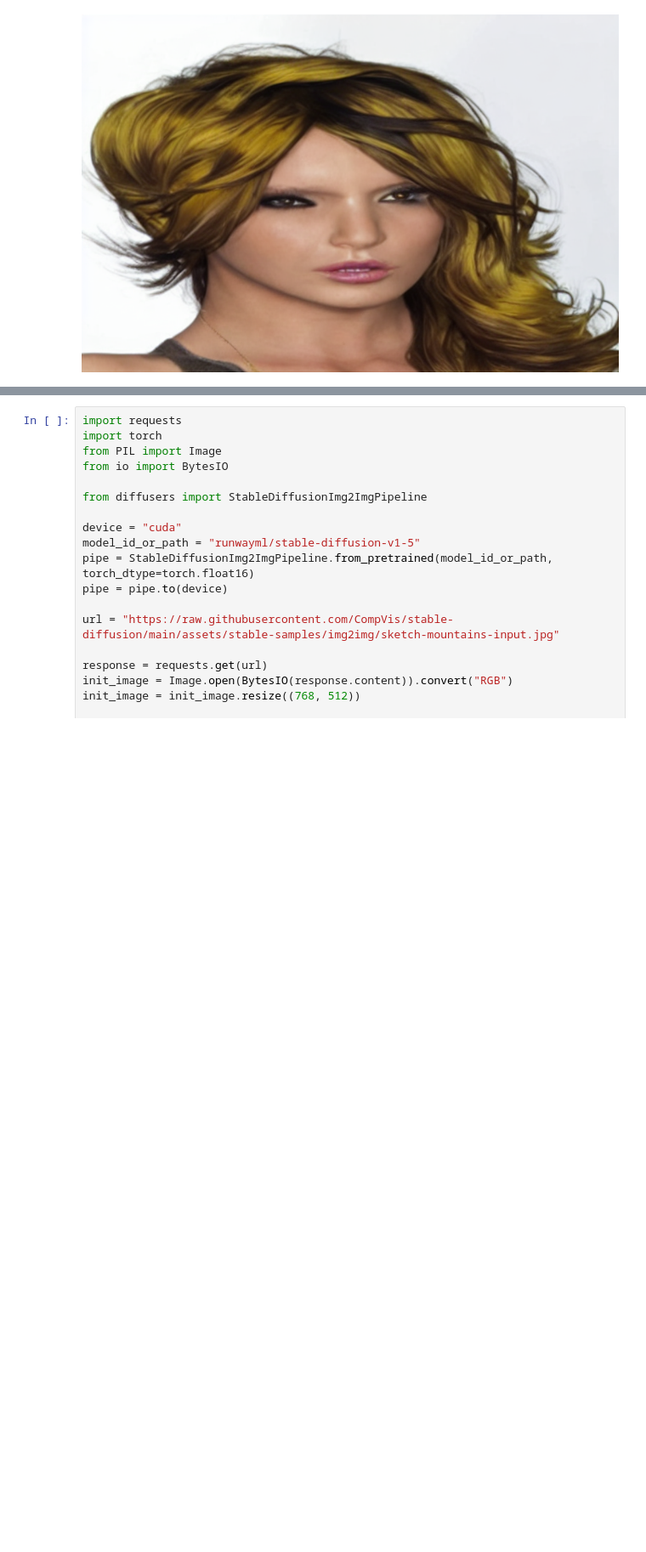
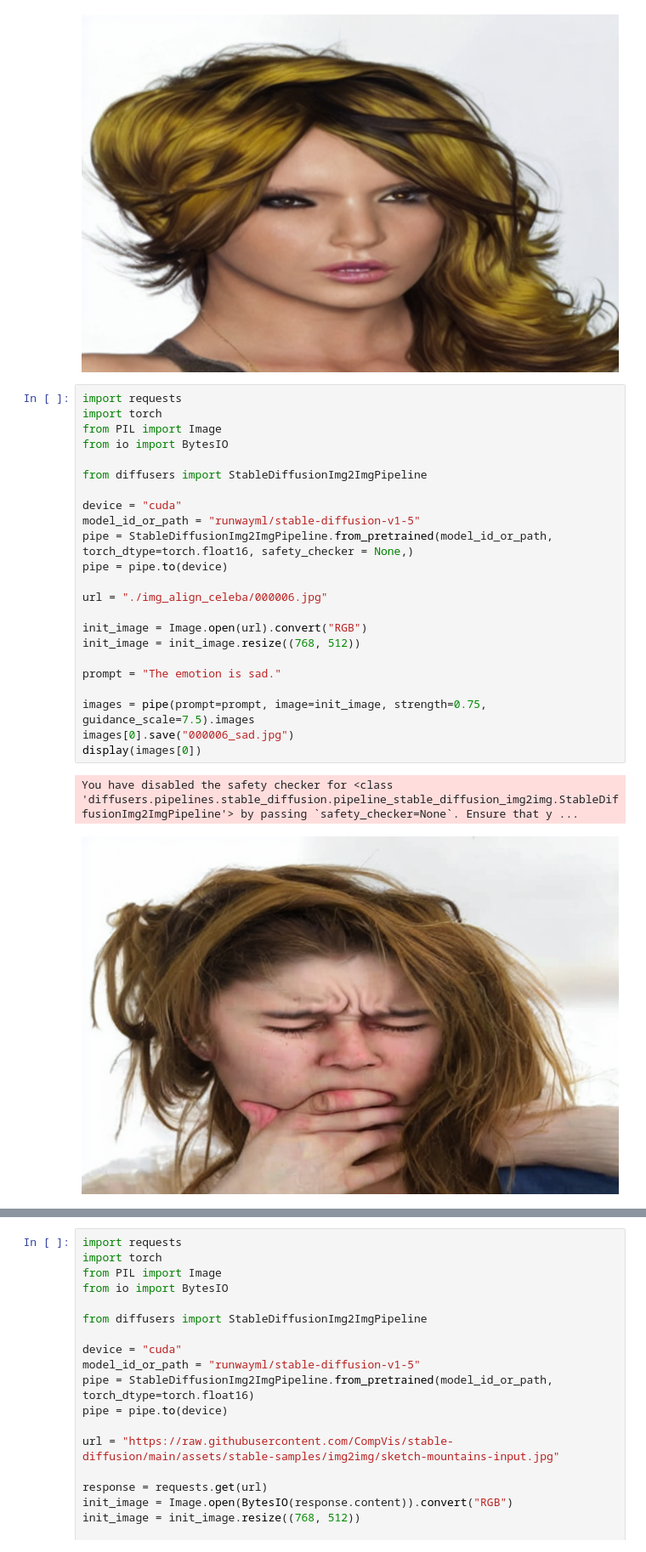
Before and after one commit to oxu2/SafeFix, a Jupyter notebook: run.ipynb, the cells around one changed output, grey strips where cells are left out. Shown at 85% size. Drawn from its saved outputs; the diff is of its cells as text; blank space fills up the shorter version.

```diff
--- a/run.ipynb
+++ b/run.ipynb
@@ -128,3 +128,29 @@ display(images[0])
 # %% [output]
 You have disabled the safety checker for <class 'diffusers.pipelines.stable_diffusion.pipeline_stable_diffusion_img2img.StableDiffusionImg2ImgPipeline'> by passing `safety_checker=None`. Ensure that y ...
 [figure]
+# %%
+import requests
+import torch
+from PIL import Image
+from io import BytesIO
+
+from diffusers import StableDiffusionImg2ImgPipeline
+
+device = "cuda"
+model_id_or_path = "runwayml/stable-diffusion-v1-5"
+pipe = StableDiffusionImg2ImgPipeline.from_pretrained(model_id_or_path, torch_dtype=torch.float16, safety_checker = None,)
+pipe = pipe.to(device)
+
+url = "./img_align_celeba/000006.jpg"
+
+init_image = Image.open(url).convert("RGB")
+init_image = init_image.resize((768, 512))
+
+prompt = "The emotion is sad."
+
+images = pipe(prompt=prompt, image=init_image, strength=0.75, guidance_scale=7.5).images
+images[0].save("000006_sad.jpg")
+display(images[0])
+# %% [output]
+You have disabled the safety checker for <class 'diffusers.pipelines.stable_diffusion.pipeline_stable_diffusion_img2img.StableDiffusionImg2ImgPipeline'> by passing `safety_checker=None`. Ensure that y ...
+[figure, added]
```
Also changed, not shown: parts of 1 cell of this notebook, 17 other files.
